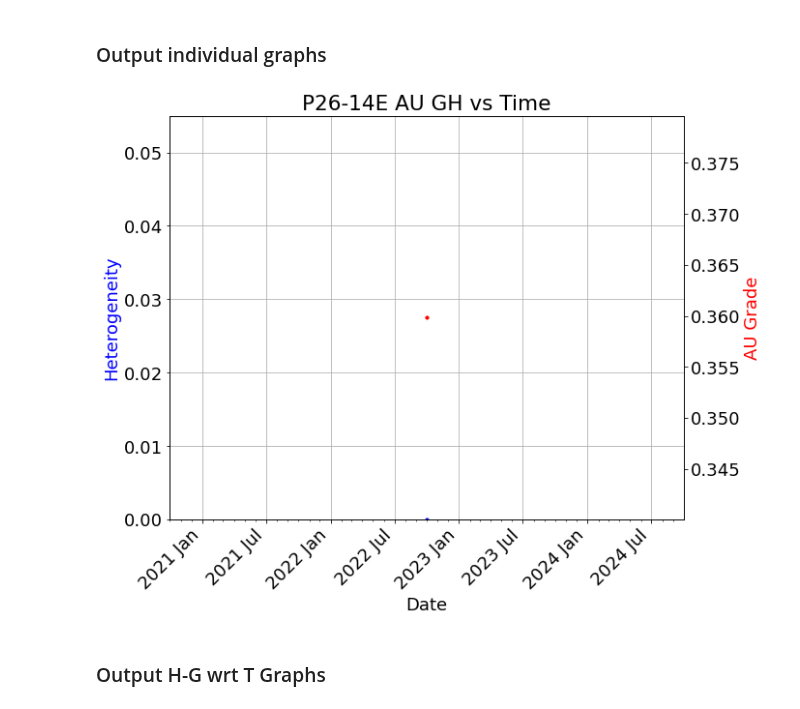
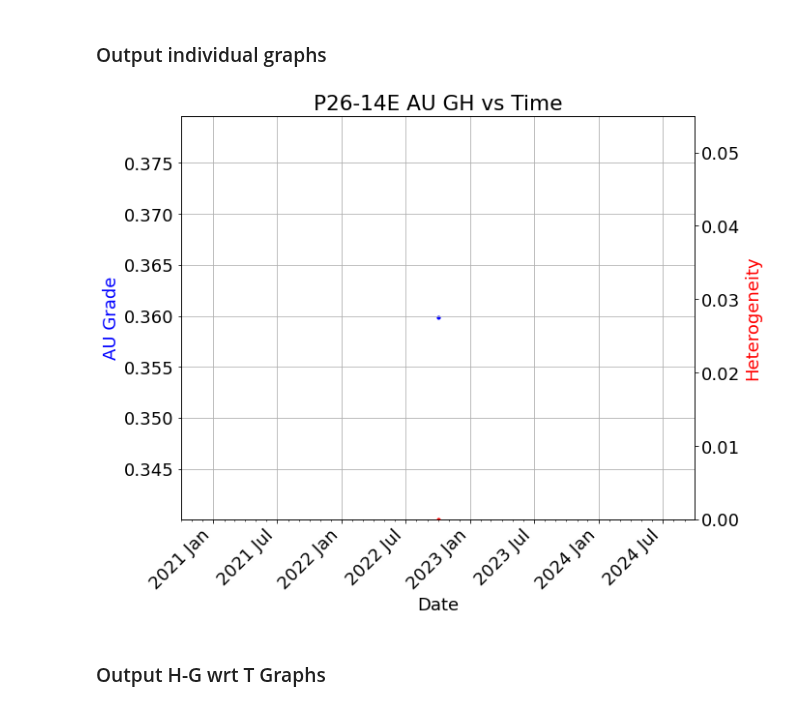
Before and after one commit to jouytrew/masters_pfti, a Jupyter notebook: notebooks/het_analysis_wrt_time_pcbc.ipynb, the cells around one changed output. Cells and saved outputs as stored; diff of their text form; code cells hidden in the pictures.

```diff
--- a/notebooks/het_analysis_wrt_time_pcbc.ipynb
+++ b/notebooks/het_analysis_wrt_time_pcbc.ipynb
@@ -93,46 +93,46 @@ if SAVE:
             d, h, g = [], [], []
             for date, timeslice in dp_timeslices.items():
                 d.append(date)
                 h.append(timeslice[element].get_heterogeneity())
                 g.append(timeslice[element].get_grade())
 
             fig.clear()
+
             ax = fig.add_subplot()
+            sec_ax = ax.twinx()
 
-            ax.scatter(d, h, c='blue', s=10)
-            ax.plot(d, h, alpha=0.6, c='blue', ls='-')
+            sec_ax.scatter(d, h, c='red', s=10)
+            sec_ax.plot(d, h, alpha=0.6, c='red', ls='-')
+
+            sec_ax.set_ylim(0)
+            sec_ax.set_ylabel('Heterogeneity', c='red')
 
             ax.set_xlim(min(d), max(d))
             ax.xaxis.set_major_locator(mdates.MonthLocator(bymonth=(1, 7)))
             ax.xaxis.set_minor_locator(mdates.MonthLocator())
             ax.xaxis.set_major_formatter(mdates.DateFormatter('%Y %b'))
             ax.set_xlabel('Date')
 
             for label in ax.get_xticklabels(which='major'):
                 label.set(rotation=45, horizontalalignment='right')
 
-            ax.set_ylim(0)
-            ax.set_ylabel('Heterogeneity', c='blue')
-
-            sec_ax = ax.twinx()
-
             ig = igs[id]
 
-            sec_ax.plot(d, ig[element], alpha=0.3, c='red', ls='-')
-            sec_ax.scatter(d, ig[element], c='red', alpha=0.6, s=3)
+            ax.plot(d, ig[element], alpha=0.3, c='blue', ls='-')
+            ax.scatter(d, ig[element], c='blue', alpha=0.6, s=3)
 
-            sec_ax.plot(d, g, alpha=0.6, c='red', ls='-')
-            sec_ax.scatter(d, g, c='red', s=10)
+            ax.plot(d, g, alpha=0.6, c='blue', ls='-')
+            ax.scatter(d, g, c='blue', s=10)
 
-            sec_ax.set_ylabel(f'{element} Grade', c='red')
+            ax.set_ylabel(f'{element} Grade', c='blue')
 
             ax.set_title(f'{id} {element} GH vs Time')
             ax.grid()
 
             fig.tight_layout()
             fig.savefig(save_loc + f'{id}_{element}.svg', format='svg')
 # %% [output]
-[figure, old version]
+[figure, new version]
 # %% [markdown]
 ### Output H-G wrt T Graphs
 # %%
```
Also changed, not shown: parts of 1 cell of this notebook, 3 other files.
